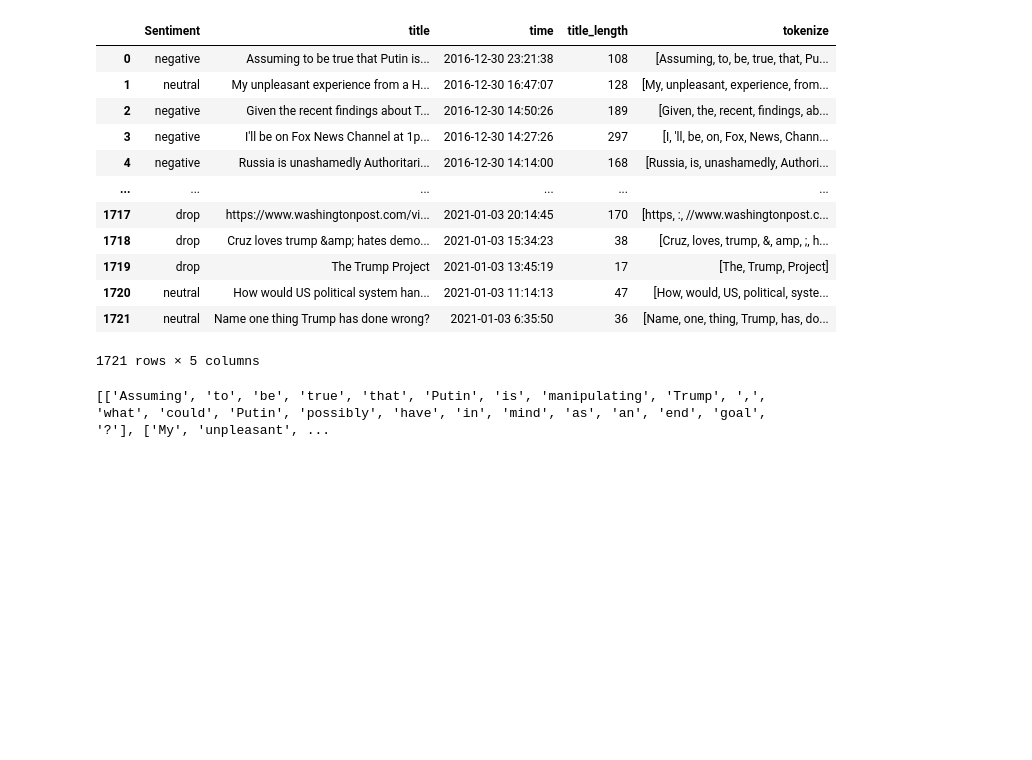
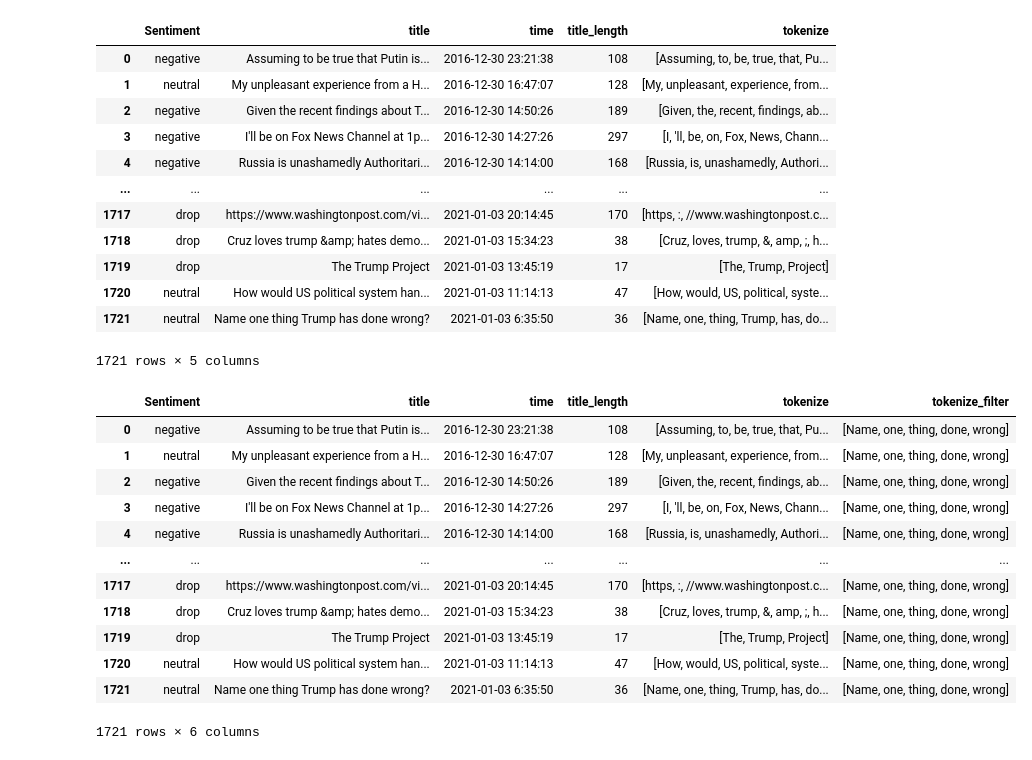
Before and after one commit to FreddyRangelA/project-3, a Jupyter notebook: dataSentiment(f).ipynb, the cells around one changed output. Cells and saved outputs as stored; diff of their text form; code cells hidden in the pictures; blank space fills up the shorter version.

```diff
--- a/dataSentiment(f).ipynb
+++ b/dataSentiment(f).ipynb
@@ -198,33 +201,46 @@ sentiment_df
 | 1721 | neutral | Name one thing Trump has done wrong? | 2021-01-03 6:35:50 | 36 | [Name, one, thing, Trump, has, do... |
 1721 rows × 5 columns
 # %%
-word_tokens=sentiment_df.apply(lambda row: nltk.word_tokenize(row['title']), axis=1)
-stop_words = STOPWORDS
-filtered_sentence = []
-for w in word_tokens:
-    if w not in stop_words:
-        filtered_sentence.append(w)
-#sentiment_df=sentiment_df.drop("length", axis=1)
-#sentiment_df=sentiment_df.append(filtered_sentence)
-print(filtered_sentence)
-#print(word_tokens)
-#sentiment_df
+# word_tokens=sentiment_df.apply(lambda row: nltk.word_tokenize(row['title']), axis=1)
+# stop_words = STOPWORDS
+# filtered_sentence = []
+# for w in word_tokens:
+#     if w not in stop_words:
+#         filtered_sentence.append(w)
+# #sentiment_df=sentiment_df.drop("length", axis=1)
+# #sentiment_df=sentiment_df.append(filtered_sentence)
+# print(filtered_sentence)
+# #print(word_tokens)
+# #sentiment_df
-# %% [output]
-[['Assuming', 'to', 'be', 'true', 'that', 'Putin', 'is', 'manipulating', 'Trump', ',', 'what', 'could', 'Putin', 'possibly', 'have', 'in', 'mind', 'as', 'an', 'end', 'goal', '?'], ['My', 'unpleasant', ...
 # %%
-# example_sent = sentiment_df.apply(lambda row: row['title'], axis=1)
+#filtered_sentence = []
+for row in sentiment_df["tokenize"]:
+    #print(row)
+    stop_words = STOPWORDS
+    word_tokens=row
+    #print(word_tokens)
+    filtered_sentence = [w for w in word_tokens if not w.lower() in stop_words]
+    filtered_sentence = []
+    for w in word_tokens:
+        if w not in stop_words:
+            #print(w)
+            filtered_sentence.append(w)
 
-# stop_words = STOPWORDS
+    #print(filtered_sentence)
+    sentiment_df['tokenize_filter']=sentiment_df.apply(lambda row: filtered_sentence, axis=1)
 
-# word_tokens = word_tokenize(example_sent)
-
-# filtered_sentence = [w for w in word_tokens if not w.lower() in stop_words]
-
-# filtered_sentence = []
-
-# for w in word_tokens:
-#     if w not in stop_words:
-#         filtered_sentence.append(w)
-
-# print(word_tokens)
-# print(filtered_sentence)
+sentiment_df
+# %% [output]
+|  | Sentiment | title | time | title_length | tokenize | tokenize_filter |
+| 0 | negative | Assuming to be true that Putin is... | 2016-12-30 23:21:38 | 108 | [Assuming, to, be, true, that, Pu... | [Name, one, thing, done, wrong] |
+| 1 | neutral | My unpleasant experience from a H... | 2016-12-30 16:47:07 | 128 | [My, unpleasant, experience, from... | [Name, one, thing, done, wrong] |
+| 2 | negative | Given the recent findings about T... | 2016-12-30 14:50:26 | 189 | [Given, the, recent, findings, ab... | [Name, one, thing, done, wrong] |
+| 3 | negative | I'll be on Fox News Channel at 1p... | 2016-12-30 14:27:26 | 297 | [I, 'll, be, on, Fox, News, Chann... | [Name, one, thing, done, wrong] |
+| 4 | negative | Russia is unashamedly Authoritari... | 2016-12-30 14:14:00 | 168 | [Russia, is, unashamedly, Authori... | [Name, one, thing, done, wrong] |
+| ... | ... | ... | ... | ... | ... | ... |
+| 1717 | drop | https://www.washingtonpost.com/vi... | 2021-01-03 20:14:45 | 170 | [https, :, //www.washingtonpost.c... | [Name, one, thing, done, wrong] |
+| 1718 | drop | Cruz loves trump &amp; hates demo... | 2021-01-03 15:34:23 | 38 | [Cruz, loves, trump, &, amp, ;, h... | [Name, one, thing, done, wrong] |
+| 1719 | drop | The Trump Project | 2021-01-03 13:45:19 | 17 | [The, Trump, Project] | [Name, one, thing, done, wrong] |
+| 1720 | neutral | How would US political system han... | 2021-01-03 11:14:13 | 47 | [How, would, US, political, syste... | [Name, one, thing, done, wrong] |
+| 1721 | neutral | Name one thing Trump has done wrong? | 2021-01-03 6:35:50 | 36 | [Name, one, thing, Trump, has, do... | [Name, one, thing, done, wrong] |
+1721 rows × 6 columns
```
Also changed, not shown: parts of 5 cells of this notebook, 1 other file.
